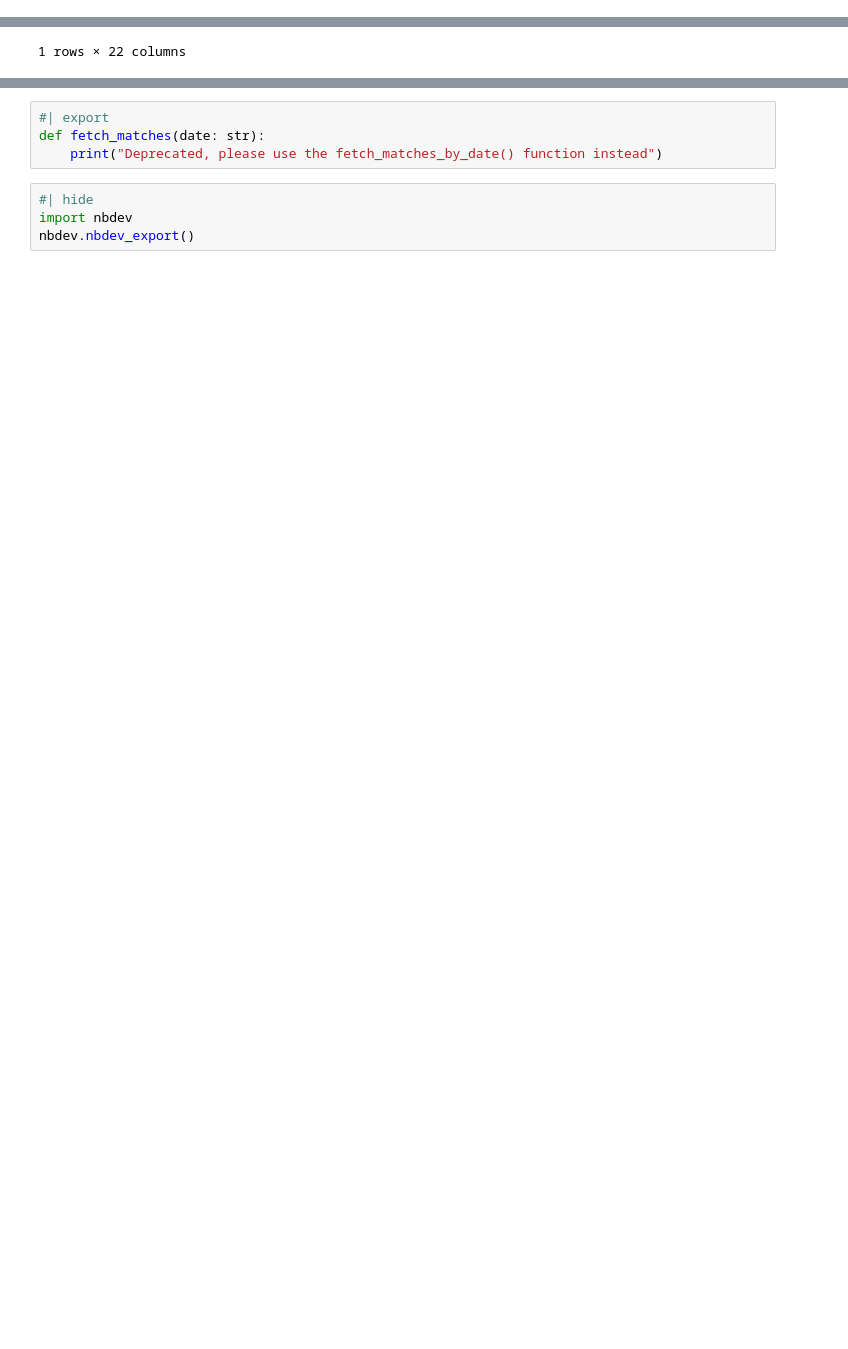
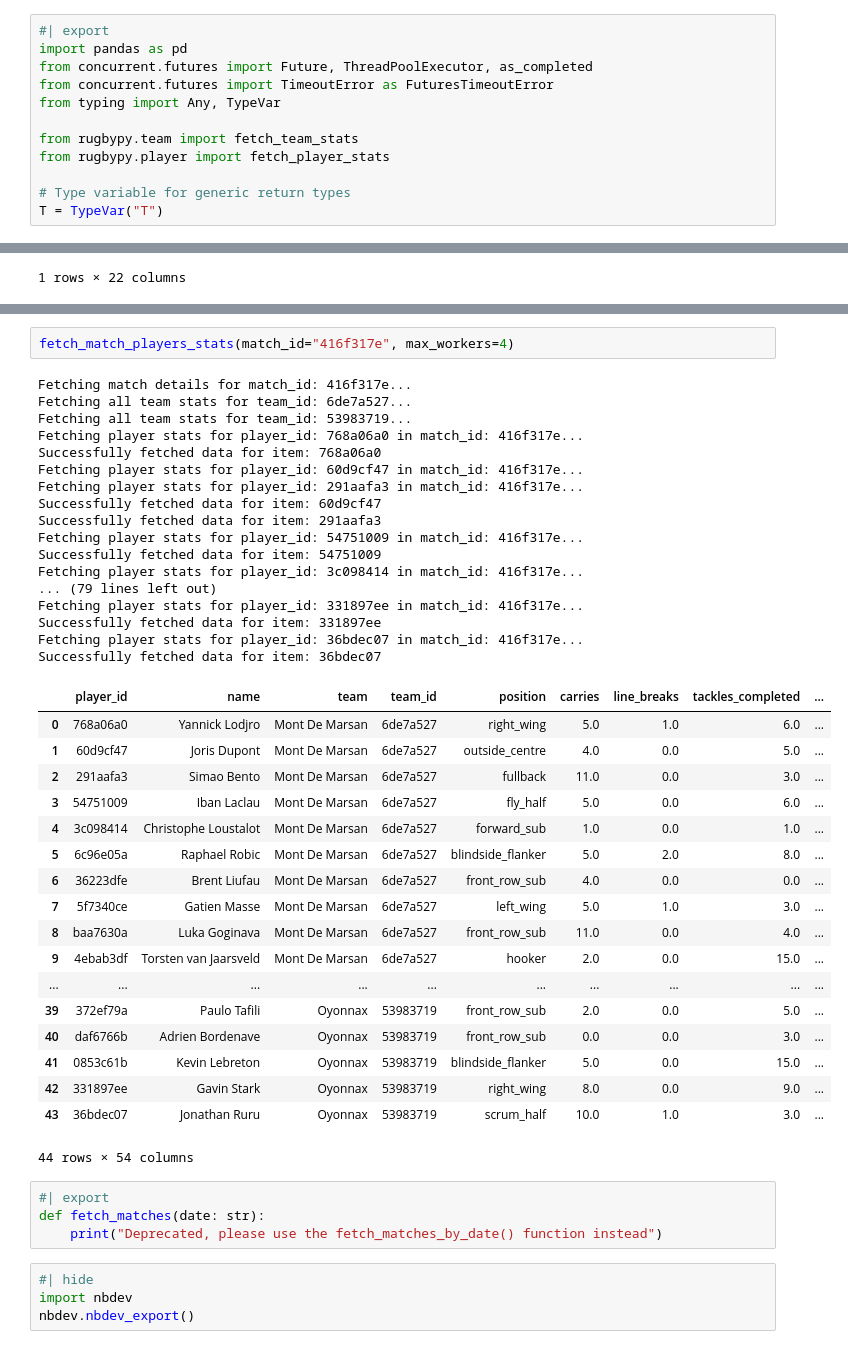
Before and after one commit to seanyboi/rugbypy, a Jupyter notebook: nbs/match.ipynb, the cells around one changed output, grey strips where cells are left out. Drawn from its saved outputs; the diff is of its cells as text; blank space fills up the shorter version.

Commit message:
<dev> Adding the fetch_players_match_stats and improving fetching options for player stats and team stats
Signed-off-by: Lucas Bruno <lucas33220@gmail.com>

```diff
--- a/nbs/match.ipynb
+++ b/nbs/match.ipynb
@@ -16,3 +13,15 @@ import pandas as pd
+# %%
+#| export
+import pandas as pd
+from concurrent.futures import Future, ThreadPoolExecutor, as_completed
+from concurrent.futures import TimeoutError as FuturesTimeoutError
+from typing import Any, TypeVar
+
+from rugbypy.team import fetch_team_stats
+from rugbypy.player import fetch_player_stats
+
+# Type variable for generic return types
+T = TypeVar("T")
 # %%
 #| export
 def fetch_all_matches():
@@ -106,3 +198,41 @@ Fetching match details for match_id: 35e0b16d...
+# %%
+fetch_match_players_stats(match_id="416f317e", max_workers=4)
+# %% [output]
+Fetching match details for match_id: 416f317e...
+Fetching all team stats for team_id: 6de7a527...
+Fetching all team stats for team_id: 53983719...
+Fetching player stats for player_id: 768a06a0 in match_id: 416f317e...
+Successfully fetched data for item: 768a06a0
+Fetching player stats for player_id: 60d9cf47 in match_id: 416f317e...
+Fetching player stats for player_id: 291aafa3 in match_id: 416f317e...
+Successfully fetched data for item: 60d9cf47
+Successfully fetched data for item: 291aafa3
+Fetching player stats for player_id: 54751009 in match_id: 416f317e...
+Successfully fetched data for item: 54751009
+Fetching player stats for player_id: 3c098414 in match_id: 416f317e...
+... (79 lines left out)
+Fetching player stats for player_id: 331897ee in match_id: 416f317e...
+Successfully fetched data for item: 331897ee
+Fetching player stats for player_id: 36bdec07 in match_id: 416f317e...
+Successfully fetched data for item: 36bdec07
+|  | player_id | name | team | team_id | position | carries | line_breaks | tackles_completed | ... |
+| 0 | 768a06a0 | Yannick Lodjro | Mont De Marsan | 6de7a527 | right_wing | 5.0 | 1.0 | 6.0 | ... |
+| 1 | 60d9cf47 | Joris Dupont | Mont De Marsan | 6de7a527 | outside_centre | 4.0 | 0.0 | 5.0 | ... |
+| 2 | 291aafa3 | Simao Bento | Mont De Marsan | 6de7a527 | fullback | 11.0 | 0.0 | 3.0 | ... |
+| 3 | 54751009 | Iban Laclau | Mont De Marsan | 6de7a527 | fly_half | 5.0 | 0.0 | 6.0 | ... |
+| 4 | 3c098414 | Christophe Loustalot | Mont De Marsan | 6de7a527 | forward_sub | 1.0 | 0.0 | 1.0 | ... |
+| 5 | 6c96e05a | Raphael Robic | Mont De Marsan | 6de7a527 | blindside_flanker | 5.0 | 2.0 | 8.0 | ... |
+| 6 | 36223dfe | Brent Liufau | Mont De Marsan | 6de7a527 | front_row_sub | 4.0 | 0.0 | 0.0 | ... |
+| 7 | 5f7340ce | Gatien Masse | Mont De Marsan | 6de7a527 | left_wing | 5.0 | 1.0 | 3.0 | ... |
+| 8 | baa7630a | Luka Goginava | Mont De Marsan | 6de7a527 | front_row_sub | 11.0 | 0.0 | 4.0 | ... |
+| 9 | 4ebab3df | Torsten van Jaarsveld | Mont De Marsan | 6de7a527 | hooker | 2.0 | 0.0 | 15.0 | ... |
+| ... | ... | ... | ... | ... | ... | ... | ... | ... | ... |
+| 39 | 372ef79a | Paulo Tafili | Oyonnax | 53983719 | front_row_sub | 2.0 | 0.0 | 5.0 | ... |
+| 40 | daf6766b | Adrien Bordenave | Oyonnax | 53983719 | front_row_sub | 0.0 | 0.0 | 3.0 | ... |
+| 41 | 0853c61b | Kevin Lebreton | Oyonnax | 53983719 | blindside_flanker | 5.0 | 0.0 | 15.0 | ... |
+| 42 | 331897ee | Gavin Stark | Oyonnax | 53983719 | right_wing | 8.0 | 0.0 | 9.0 | ... |
+| 43 | 36bdec07 | Jonathan Ruru | Oyonnax | 53983719 | scrum_half | 10.0 | 1.0 | 3.0 | ... |
+44 rows × 54 columns
 # %%
 #| export
 def fetch_matches(date: str):
```
Also changed, not shown: parts of 3 cells of this notebook, 11 other files.
